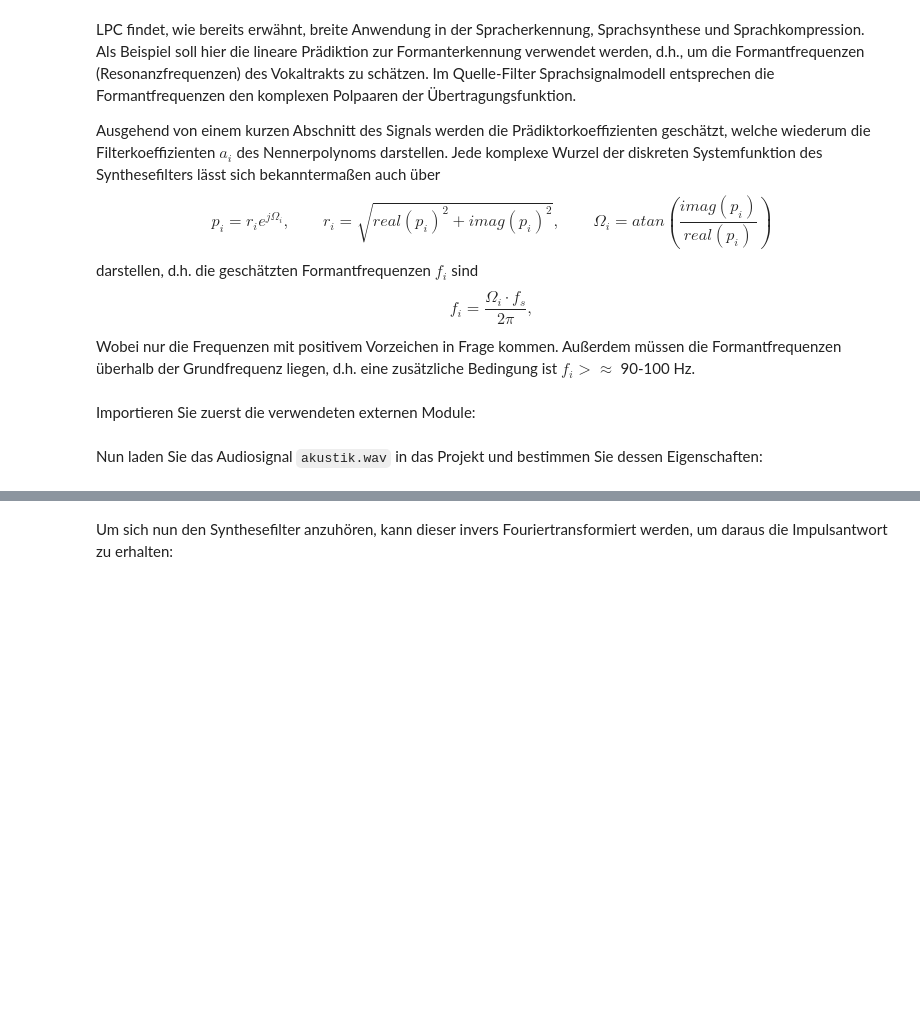
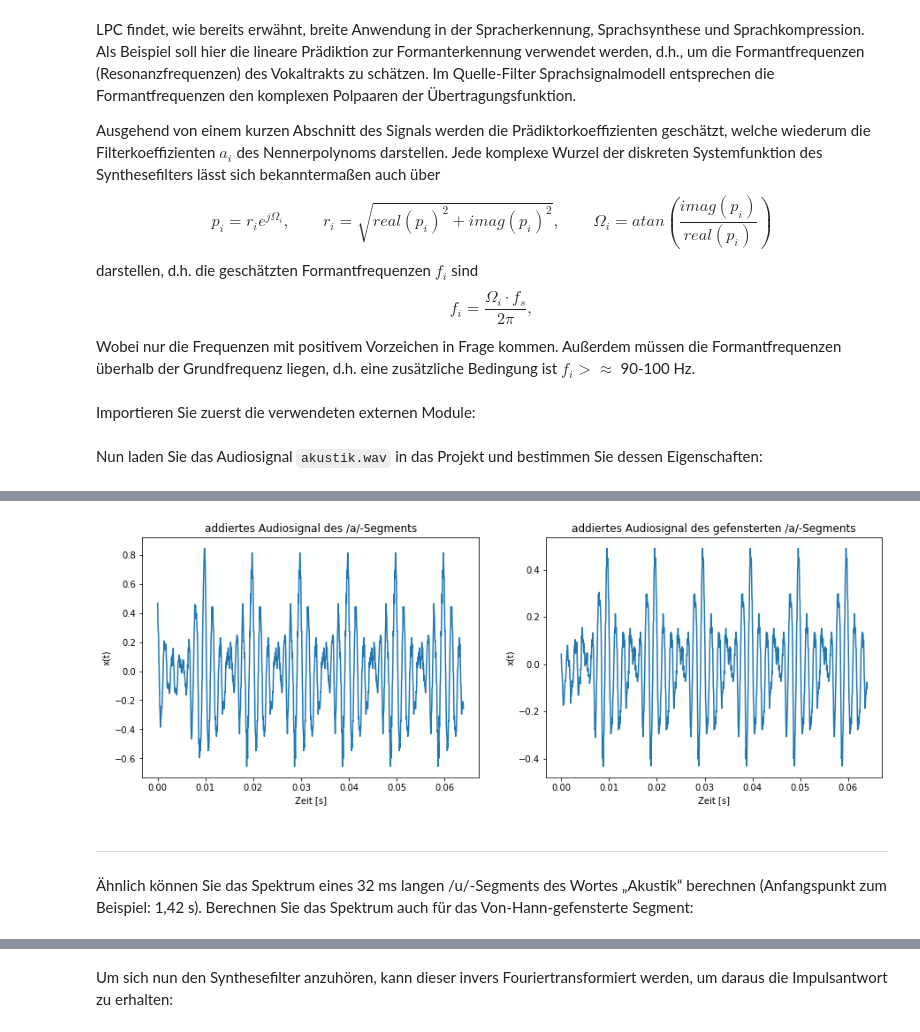
Before and after one commit to TUD-STKS/tud-sv, a Jupyter notebook: Thema-2-Messung der Übertragungsfunktion/2.2 - LPC.ipynb, the cells around one changed output, grey strips where cells are left out. Drawn from its saved outputs; the diff is of its cells as text; code cells hidden in the pictures; blank space fills up the shorter version.

```diff
--- a/Thema-2-Messung der Übertragungsfunktion/2.2 - LPC.ipynb
+++ b/Thema-2-Messung der Übertragungsfunktion/2.2 - LPC.ipynb
@@ -443,0 +381,19 @@ Dieser soll zunächst für das  /a/-Segment mit einer Filterordnung der Größe
+# %%
+'''
+Definition der Funktion repeat_audio
+'''
+def overlap_audio(signal_segment_i, t_overlap_ms_i, signal_output = False):
+    n_repetition = int(0.001 * t_overlap_ms_i * 16000)   # Berechnung der Wiederholdauer in Abtastpunkte
+
+    playable_audio = np.zeros(512)                       # Initialisierung
+    for i in range(0, 200):                              # Überlappung von 200 Segmenten
+        playable_audio[i*n_repetition:] = playable_audio[i*n_repetition:] + signal_segment_i
+        playable_audio = np.concatenate((playable_audio, np.zeros(n_repetition)))
+    playable_audio = playable_audio[190:-512]            # Schneiden der Unüberlappten Stellen (vorne und hinten)
+
+    # Ausgabe
+    if signal_output == True:
+        sound = (playable_audio*(2**15-1)/np.max(np.abs(playable_audio))).astype(np.int16)
+        play_obj = sa.play_buffer(sound, 1, 2, int(fs_Hz))
+        play_obj.wait_done()
+    return playable_audio                                # Rückgabe des berechneten Arrays
@@ -443,0 +430,35 @@ Dieser soll zunächst für das  /a/-Segment mit einer Filterordnung der Größe
+# %%
+'''
+Audioausgabe und graphische Darstellung der
+'''
+
+# Lösung
+T_overlap_ms = 10
+
+playable_audio_a = overlap_audio(a_segment, T_overlap_ms, True)
+
+playable_audio_a_win = overlap_audio(a_segment_win, T_overlap_ms, False)
+
+t_range_s = np.linspace(0, (1024-1)/fs_Hz, 1024)
+
+# Graphische Darstellung
+plt.subplot(121)
+plt.title('addiertes Audiosignal des /a/-Segments')
+plt.xlabel('Zeit [s]')
+plt.ylabel('x(t)')
+plt.plot(t_range_s, playable_audio_a[:1024])
+
+plt.subplot(122)
+plt.title('addiertes Audiosignal des gefensterten /a/-Segments')
+plt.xlabel('Zeit [s]')
+plt.ylabel('x(t)')
+plt.plot(t_range_s, playable_audio_a_win[:1024])
+
+plt.gcf().set_size_inches(15, 5)
+plt.show()
+# %% [output]
+[figure, added]
+# %% [markdown]
+---
+
+Ähnlich können Sie das Spektrum eines 32 ms langen /u/-Segments des Wortes „Akustik“ berechnen (Anfangspunkt zum Beispiel: 1,42 s). Berechnen Sie das Spektrum auch für das Von-Hann-gefensterte Segment:
```
Also changed, not shown: parts of 59 cells of this notebook.
